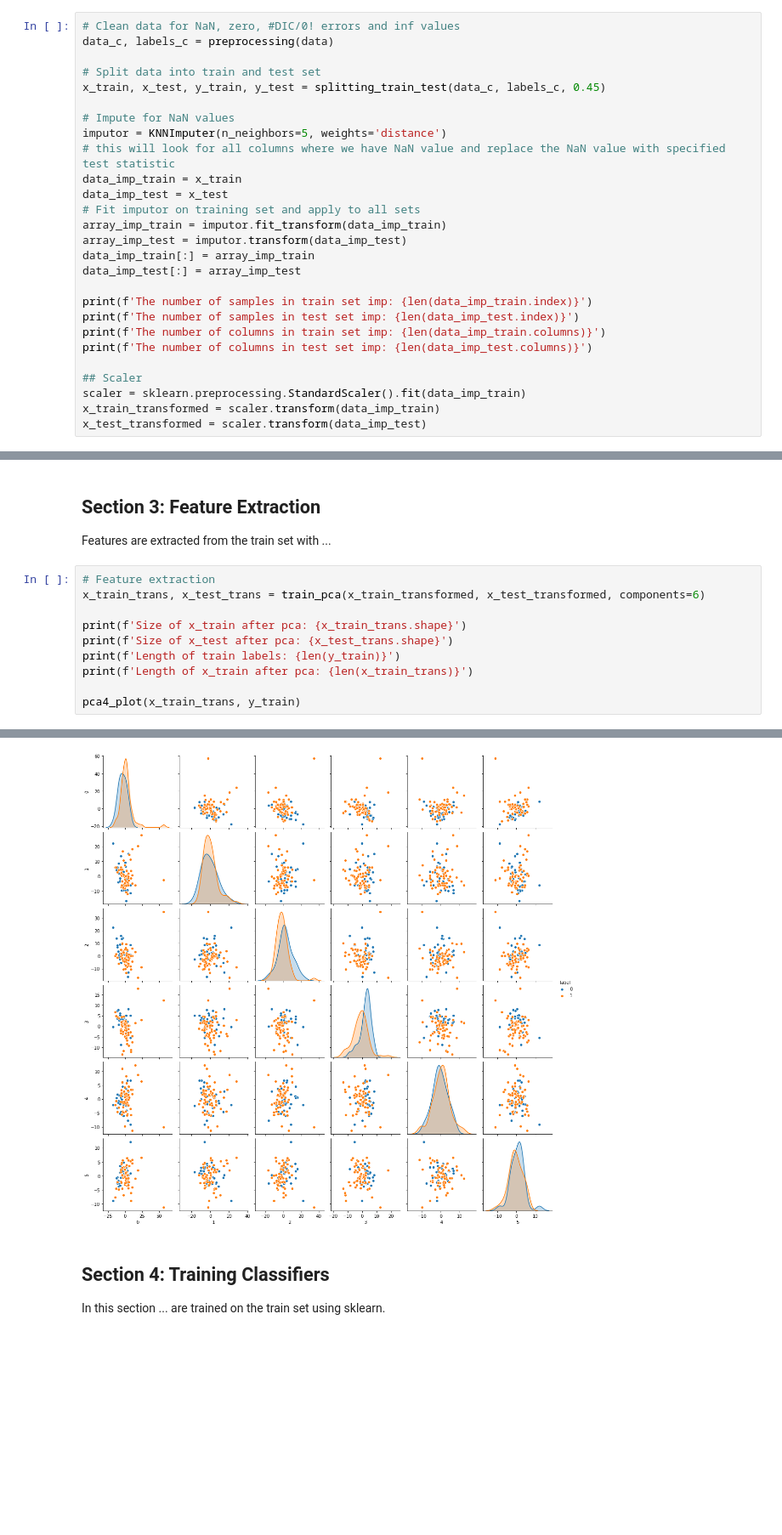
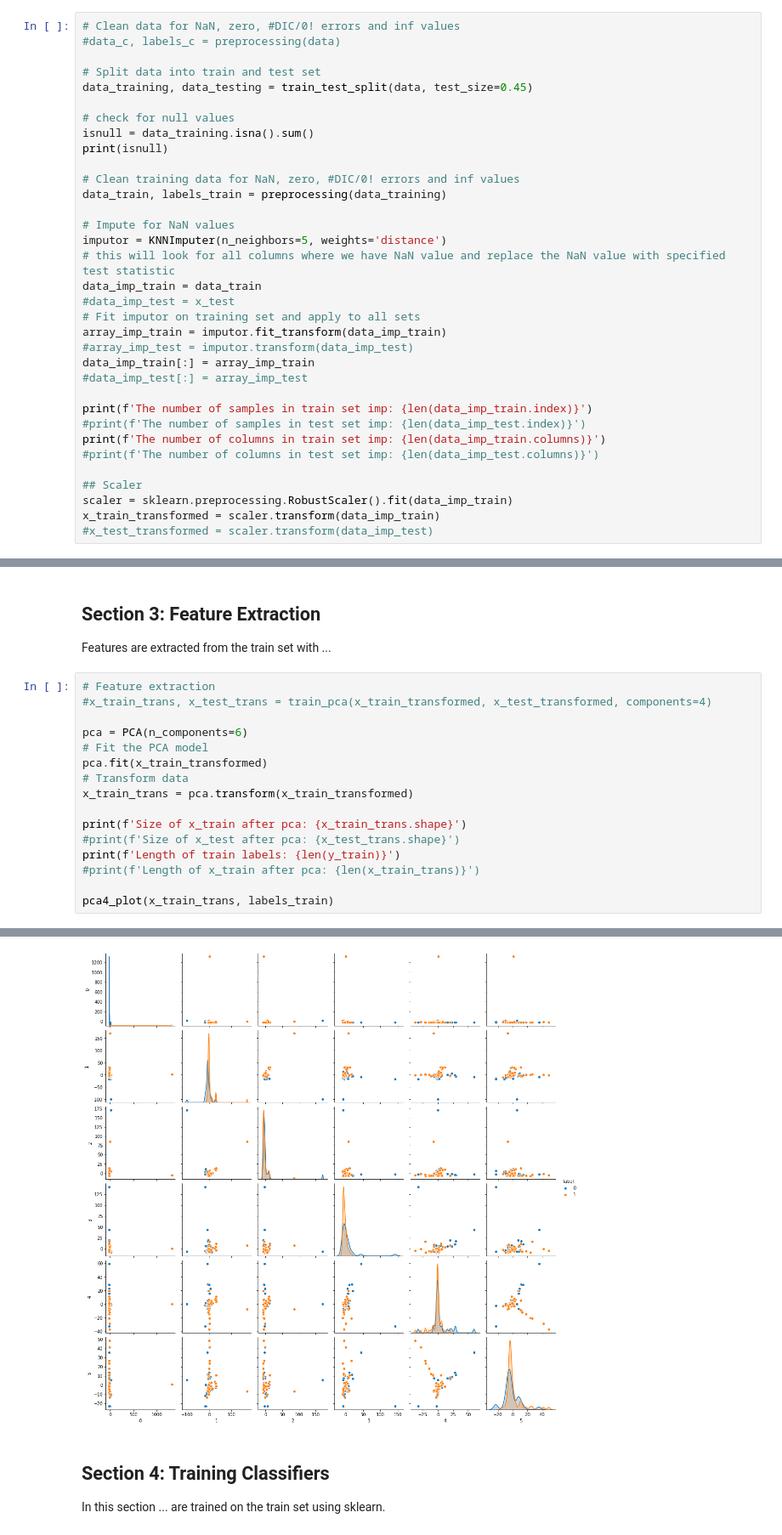
Before and after one commit to i-moes/TM10007_PROJECT, a Jupyter notebook: assignment.ipynb, the cells around one changed output, grey strips where cells are left out. Shown at 85% size. Drawn from its saved outputs; the diff is of its cells as text; blank space fills up the shorter version.

Commit message:
Train test split modifications

```diff
--- a/assignment.ipynb
+++ b/assignment.ipynb
@@ -252,29 +288,36 @@ TCGA-HT-A61A          0       60154      76349  ...          NaN      NaN    LGG
 In this section ...
 # %%
 # Clean data for NaN, zero, #DIC/0! errors and inf values
-data_c, labels_c = preprocessing(data)
+#data_c, labels_c = preprocessing(data)
 
 # Split data into train and test set
-x_train, x_test, y_train, y_test = splitting_train_test(data_c, labels_c, 0.45)
+data_training, data_testing = train_test_split(data, test_size=0.45)
+
+# check for null values
+isnull = data_training.isna().sum()
+print(isnull)
+
+# Clean training data for NaN, zero, #DIC/0! errors and inf values
+data_train, labels_train = preprocessing(data_training)
 
 # Impute for NaN values
 imputor = KNNImputer(n_neighbors=5, weights='distance')
 # this will look for all columns where we have NaN value and replace the NaN value with specified test statistic
-data_imp_train = x_train
-data_imp_test = x_test
+data_imp_train = data_train
+#data_imp_test = x_test
 # Fit imputor on training set and apply to all sets
 array_imp_train = imputor.fit_transform(data_imp_train)
-array_imp_test = imputor.transform(data_imp_test)
+#array_imp_test = imputor.transform(data_imp_test)
 data_imp_train[:] = array_imp_train
-data_imp_test[:] = array_imp_test
+#data_imp_test[:] = array_imp_test
 
 print(f'The number of samples in train set imp: {len(data_imp_train.index)}')
-print(f'The number of samples in test set imp: {len(data_imp_test.index)}')
+#print(f'The number of samples in test set imp: {len(data_imp_test.index)}')
 print(f'The number of columns in train set imp: {len(data_imp_train.columns)}')
-print(f'The number of columns in test set imp: {len(data_imp_test.columns)}')
+#print(f'The number of columns in test set imp: {len(data_imp_test.columns)}')
 
 ## Scaler
-scaler = sklearn.preprocessing.StandardScaler().fit(data_imp_train)
+scaler = sklearn.preprocessing.RobustScaler().fit(data_imp_train)
 x_train_transformed = scaler.transform(data_imp_train)
-x_test_transformed = scaler.transform(data_imp_test)
+#x_test_transformed = scaler.transform(data_imp_test)
 # %% [output]
@@ -288,13 +341,19 @@ The number of columns in test set imp: 456
 Features are extracted from the train set with  ...
 # %%
 # Feature extraction
-x_train_trans, x_test_trans = train_pca(x_train_transformed, x_test_transformed, components=6)
+#x_train_trans, x_test_trans = train_pca(x_train_transformed, x_test_transformed, components=4)
+
+pca = PCA(n_components=6)
+# Fit the PCA model
+pca.fit(x_train_transformed)
+# Transform data
+x_train_trans = pca.transform(x_train_transformed)
 
 print(f'Size of x_train after pca: {x_train_trans.shape}')
-print(f'Size of x_test after pca: {x_test_trans.shape}')
+#print(f'Size of x_test after pca: {x_test_trans.shape}')
 print(f'Length of train labels: {len(y_train)}')
-print(f'Length of x_train after pca: {len(x_train_trans)}')
+#print(f'Length of x_train after pca: {len(x_train_trans)}')
 
-pca4_plot(x_train_trans, y_train)
+pca4_plot(x_train_trans, labels_train)
 # %% [output]
 Size of x_train after pca: (91, 6)
@@ -304,4 +361,4 @@ Length of x_train after pca: 91
-[figure, old version]
+[figure, new version]
 # %% [markdown]
 ## Section 4: Training Classifiers
 
```
Also changed, not shown: parts of 11 cells of this notebook.
